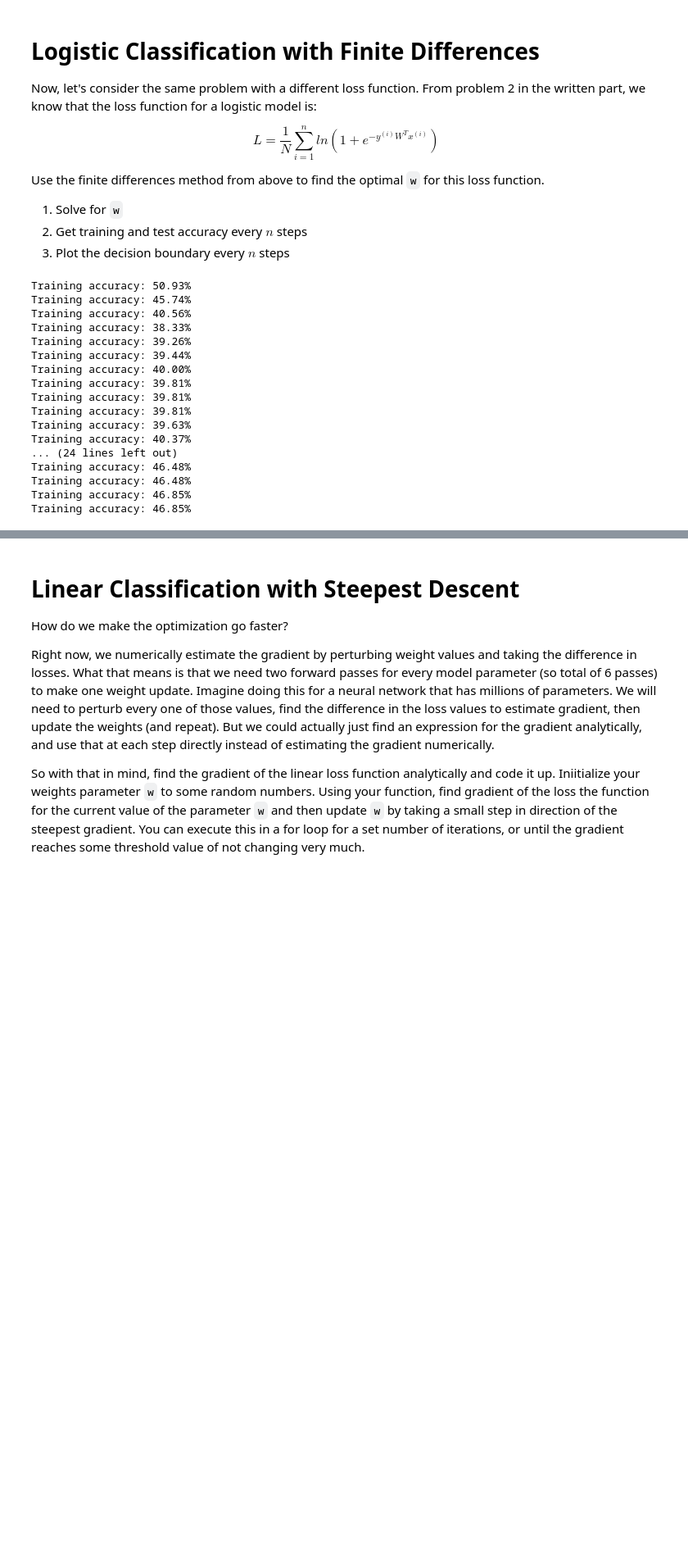
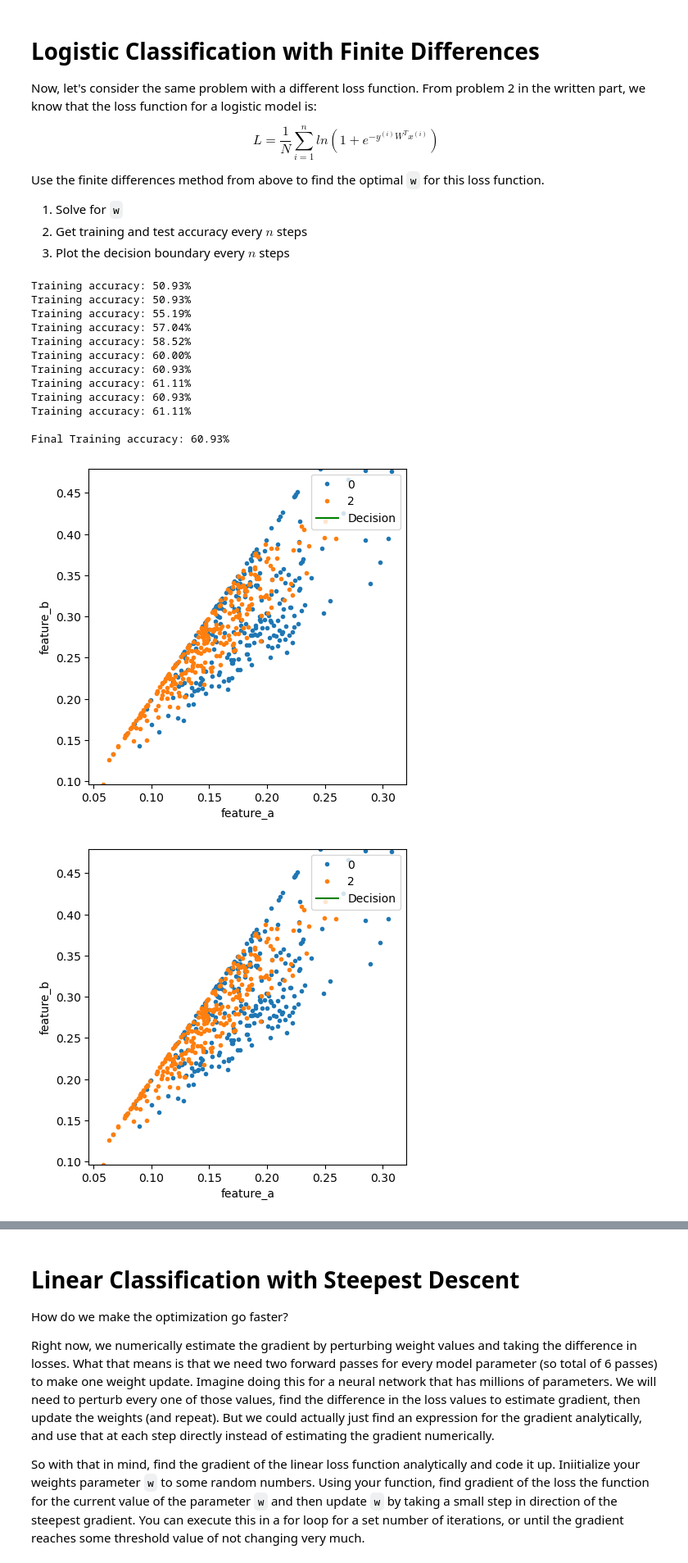
Before and after one commit to guptashrey/BME548L-Machine-Learning-Imaging, a Jupyter notebook: Homework/S2023_HW2.ipynb, the cells around one changed output, grey strips where cells are left out. Shown at 82% size. Cells and saved outputs as stored; diff of their text form; code cells hidden in the pictures; blank space fills up the shorter version.

```diff
--- a/Homework/S2023_HW2.ipynb
+++ b/Homework/S2023_HW2.ipynb
@@ -300,9 +308,9 @@ def logistic_loss(features, labels, weights):
 # %%
 # 6 POINTS for correct implementation
 w = np.random.rand(3) # init weights to some random value.
-num_iterations = 800 # set this to the number of iterations
-delta = 1e-1 # This may need to be adjusted
-step_size = 2e-1 # This may also need to be adjusted
+num_iterations = 200 # set this to the number of iterations
+delta = 1e-2 # This may need to be adjusted
+step_size = 1.1 # This may also need to be adjusted
 # you might need step_size > 1 as we are taking a mean in this loss
 start_t = time()
 
@@ -312,46 +320,45 @@ for i in range(num_iterations):
     # move w2 some delta and calculate derivative in w2 direction
     # these three numbers together form the gradient of loss at w
     # update w by taking some step_size in the direction of the gradient going down
     # plot the decision boundary and report accuracies every 20 iterations
 
     temp = w.copy()
 
     temp[0] = w[0] + delta
     dl_w0_dw0 = (logistic_loss(X_features_updated, pseudo_y_train, temp) - logistic_loss(X_features_updated, pseudo_y_train, w))/delta
 
     temp = w.copy()
     temp[1] = w[1] + delta
     dl_w1_dw1 = (logistic_loss(X_features_updated, pseudo_y_train, temp) - logistic_loss(X_features_updated, pseudo_y_train, w))/delta
 
     temp = w.copy()
     temp[2] = w[2] + delta
     dl_w2_dw2 = (logistic_loss(X_features_updated, pseudo_y_train, temp) - logistic_loss(X_features_updated, pseudo_y_train, w))/delta
 
     w[0] = w[0] - dl_w0_dw0 * step_size
     w[1] = w[1] - dl_w1_dw1 * step_size
     w[2] = w[2] - dl_w2_dw2 * step_size
 
     # print final accuracies and plot the decision boundary
     if i % 20 == 0:
         print(f"Training accuracy: {format(accuracy_metrics(X_features_updated, w, pseudo_y_train), '.2f')}%")
+        visualize_model(X_features_updated, pseudo_y_train, w)
 
 end_t = time()
 # print final accuracies and plot the decision boundary
+print(f"\nFinal Training accuracy: {format(accuracy_metrics(X_features_updated, w, pseudo_y_train), '.2f')}%")
 # %% [output]
 Training accuracy: 50.93%
-Training accuracy: 45.74%
-Training accuracy: 40.56%
-Training accuracy: 38.33%
-Training accuracy: 39.26%
-Training accuracy: 39.44%
-Training accuracy: 40.00%
-Training accuracy: 39.81%
-Training accuracy: 39.81%
-Training accuracy: 39.81%
-Training accuracy: 39.63%
-Training accuracy: 40.37%
-... (24 lines left out)
-Training accuracy: 46.48%
-Training accuracy: 46.48%
-Training accuracy: 46.85%
-Training accuracy: 46.85%
+Training accuracy: 50.93%
+Training accuracy: 55.19%
+Training accuracy: 57.04%
+Training accuracy: 58.52%
+Training accuracy: 60.00%
+Training accuracy: 60.93%
+Training accuracy: 61.11%
+Training accuracy: 60.93%
+Training accuracy: 61.11%
+
+Final Training accuracy: 60.93%
+[figure, added]
+[figure, added]
```
Also changed, not shown: parts of 16 cells of this notebook.
